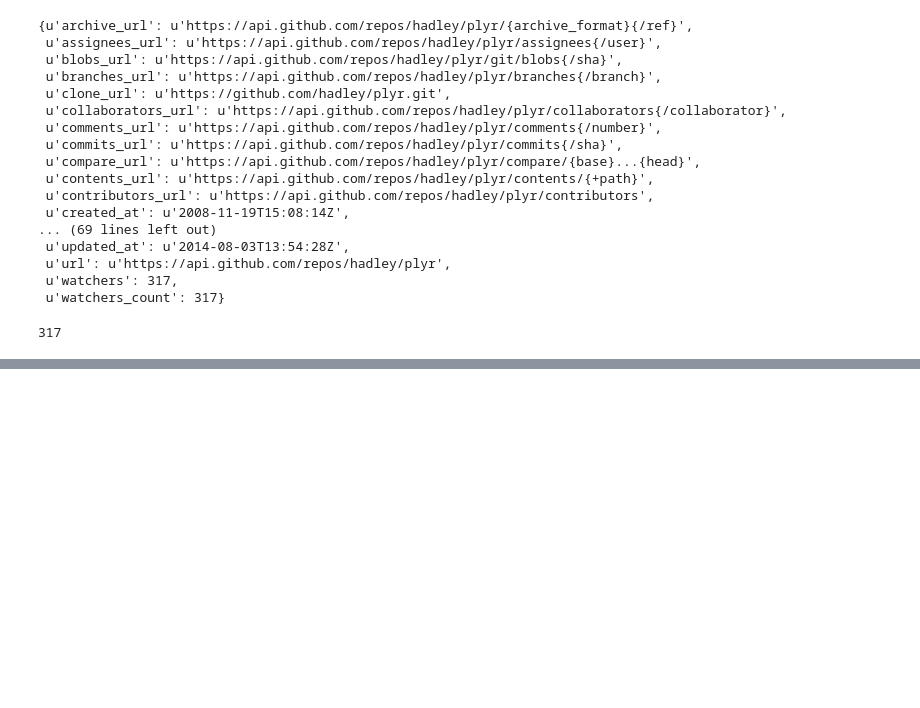
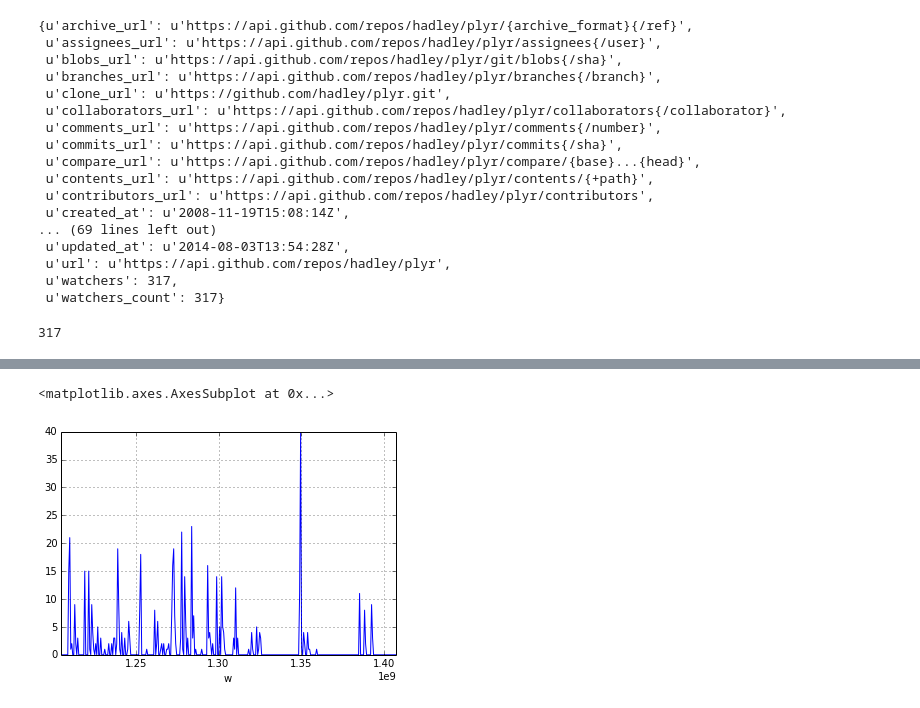
Before and after one commit to gauthamnair/repopulse, a Jupyter notebook: exploringGitRepoStats.ipynb, the cells around one changed output, grey strips where cells are left out. Cells and saved outputs as stored; diff of their text form; code cells hidden in the pictures; blank space fills up the shorter version.

Commit message:
explored the contributors weekly activity data.

```diff
--- a/exploringGitRepoStats.ipynb
+++ b/exploringGitRepoStats.ipynb
@@ -69,0 +126,4 @@ plyr.stargazers_count
+# %%
+contributors = plyr.get_stats_contributors()
+# %%
+lastContributor = contributors[-1]
@@ -69,0 +188,2 @@ plyr.stargazers_count
+# %%
+dfweeks = pd.DataFrame(lastContributor.raw_data['weeks'])
@@ -69,0 +199,5 @@ plyr.stargazers_count
+# %%
+dfweeks.plot(x="w",y="c")
+# %% [output]
+<matplotlib.axes.AxesSubplot at 0x...>
+[figure, added]
```
Also changed, not shown: parts of 38 cells of this notebook, 2 other files.
